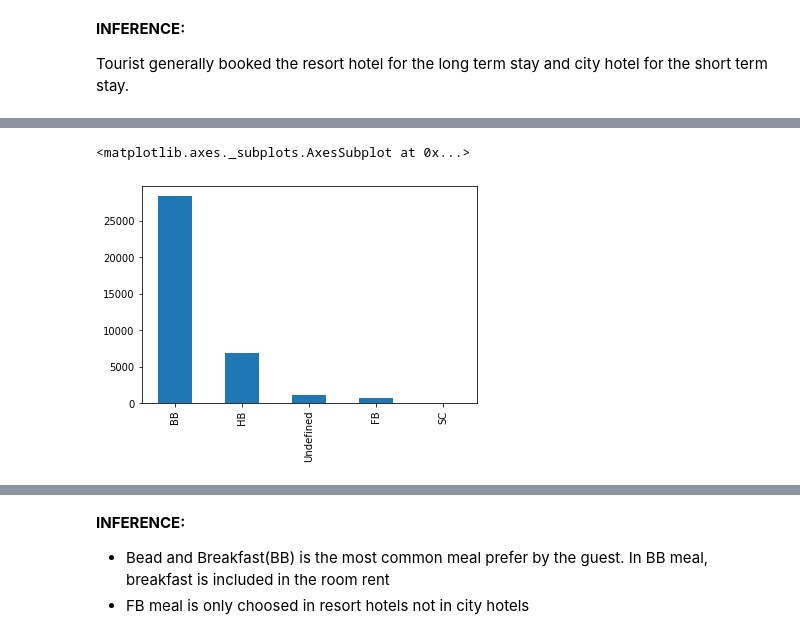
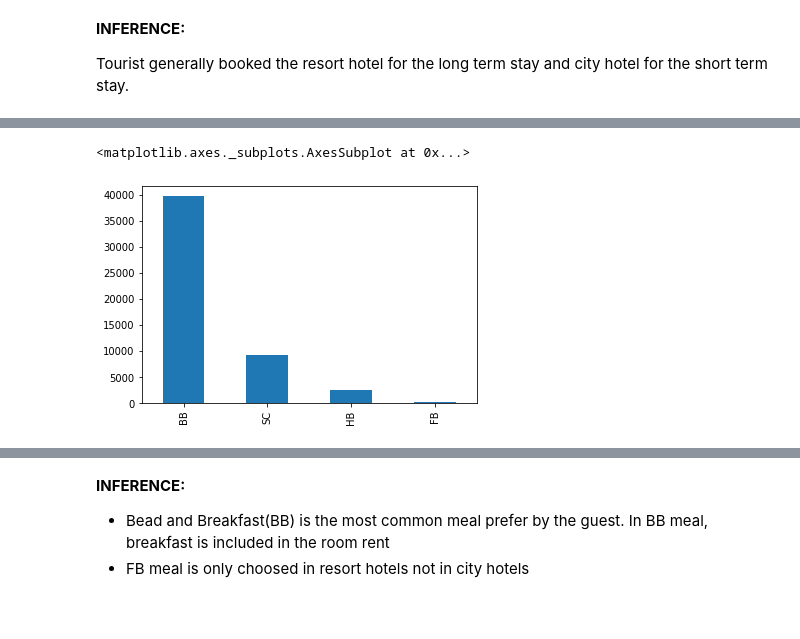
Before and after one commit to gauriagarwal18/Hotel_Booking_Analysis, a Jupyter notebook: Hotel_Booking.ipynb, the cells around one changed output, grey strips where cells are left out. Cells and saved outputs as stored; diff of their text form; code cells hidden in the pictures; blank space fills up the shorter version.

```diff
--- a/Hotel_Booking.ipynb
+++ b/Hotel_Booking.ipynb
@@ -317,9 +361,10 @@ hotels.groupby(['hotel','meal']).count()
 9 rows × 31 columns
 # %%
 hotels.loc[hotels['hotel']=="Resort Hotel"]["meal"].value_counts().plot(kind = 'bar')
+hotels.loc[hotels['hotel']=="City Hotel"]["meal"].value_counts().plot(kind = 'bar')
 # %% [output]
 <matplotlib.axes._subplots.AxesSubplot at 0x...>
-[figure, old version]
+[figure, new version]
 # %%
 hotels.loc[hotels['hotel']=="City Hotel"]["meal"].value_counts().plot(kind = 'bar')
 # %% [output]
```
Also changed, not shown: parts of 78 cells of this notebook.
